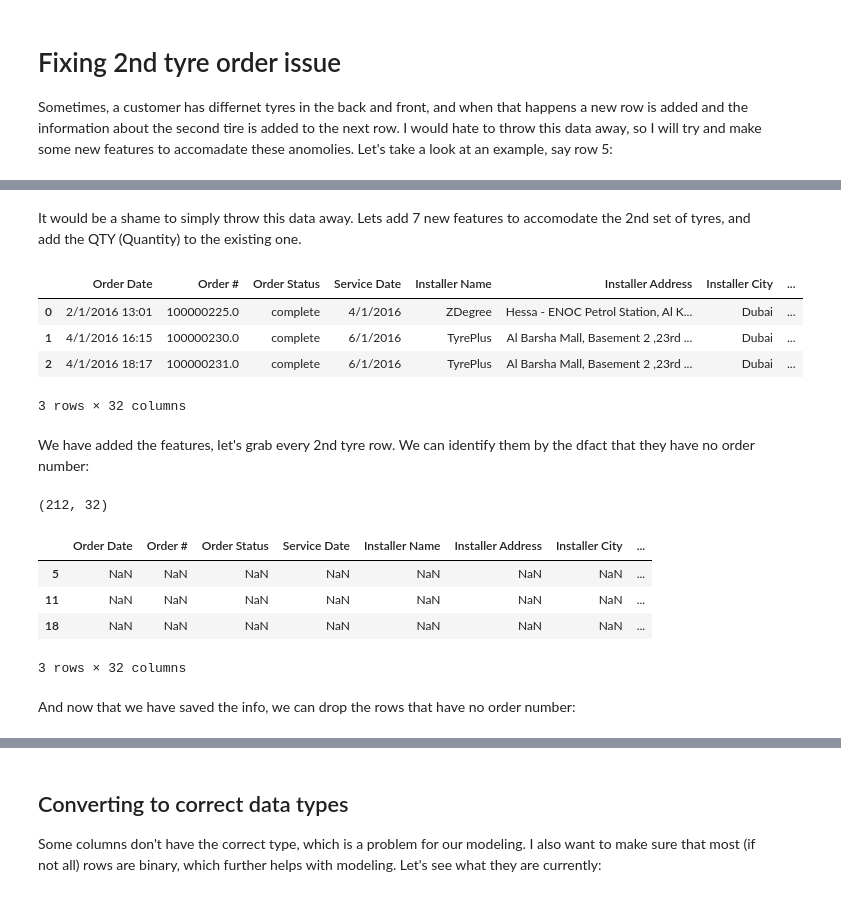
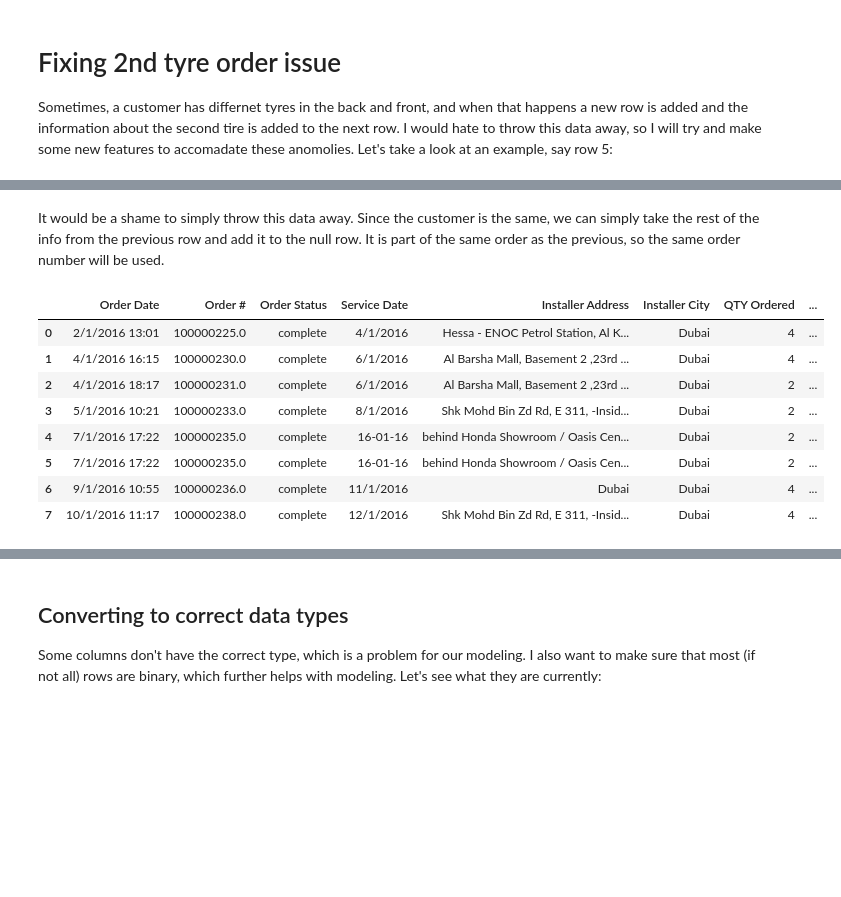
Before and after one commit to musarasheed/pitstop, a Jupyter notebook: Pitstop Arabia.ipynb, the cells around one changed output, grey strips where cells are left out. Drawn from its saved outputs; the diff is of its cells as text; code cells hidden in the pictures; blank space fills up the shorter version.

```diff
--- a/Pitstop Arabia.ipynb
+++ b/Pitstop Arabia.ipynb
@@ -40,0 +58,17 @@ tyres.head(6)
+# %%
+drop_columns = ['Installer Name',
+                'Vehicle Reg',
+                'Vehicle Make',
+                'Vehicle Model',
+                'Vehicle Year ',
+                'SKU',
+                'Brand',
+                'Name',
+                'width',
+                'height',
+                'rim size',
+                'year',
+                'Shipping & Handling ',
+                'Discount',
+                'Tax Amount']
+tyres.drop(drop_columns, axis = 1, inplace = True)
@@ -64,33 +107,25 @@ Grand Total                       NaN
 Name: 5, dtype: object
-# %% [markdown]
-It would be a shame to simply throw this data away. Lets add 7 new features to accomodate the 2nd set of tyres, and add the QTY (Quantity) to the existing one.
-# %%
-tyres['SKU Tyres 2'] = np.NaN
-tyres['2nd Brand'] = np.NaN
-tyres['Name 2nd Tyre(s)'] = np.NaN
-tyres['QTY 2nd Order'] = np.NaN
-tyres['width 2'] = np.NaN
-tyres['height 2'] = np.NaN
-tyres['rim size 2'] = np.NaN
-tyres['year 2'] = np.NaN
+# %% [markdown]
+It would be a shame to simply throw this data away. Since the customer is the same, we can simply take the rest of the info from the previous row and add it to the null row. It is part of the same order as the previous, so the same order number will be used.
+# %%
+null_index = tyres[tyres['Order #'].isna() == True].index
+t_columns = ['Order Date', 'Order #', 'Order Status', 'Service Date',
+       'Installer Address', 'Installer City', 'Subtotal ',
+       'Grand Total']
+
+
+for i in null_index: #For every null row
+    for col in t_columns: #for every column
+        tyres.loc[i,col] = tyres.loc[i-1,col] #make the previous order info the same, except for the QTY ordered
 # %%
-tyres.head(3)
+tyres.head(6)
 # %% [output]
-|  | Order Date | Order # | Order Status | Service Date | Installer Name | Installer Address | Installer City | ... |
-| 0 | 2/1/2016 13:01 | 100000225.0 | complete | 4/1/2016 | ZDegree | Hessa - ENOC Petrol Station, Al K... | Dubai | ... |
-| 1 | 4/1/2016 16:15 | 100000230.0 | complete | 6/1/2016 | TyrePlus | Al Barsha Mall, Basement 2 ,23rd ... | Dubai | ... |
-| 2 | 4/1/2016 18:17 | 100000231.0 | complete | 6/1/2016 | TyrePlus | Al Barsha Mall, Basement 2 ,23rd ... | Dubai | ... |
+|  | Order Date | Order # | Order Status | Service Date | Installer Address | Installer City | QTY Ordered | ... |
+| 0 | 2/1/2016 13:01 | 100000225.0 | complete | 4/1/2016 | Hessa - ENOC Petrol Station, Al K... | Dubai | 4 | ... |
+| 1 | 4/1/2016 16:15 | 100000230.0 | complete | 6/1/2016 | Al Barsha Mall, Basement 2 ,23rd ... | Dubai | 4 | ... |
+| 2 | 4/1/2016 18:17 | 100000231.0 | complete | 6/1/2016 | Al Barsha Mall, Basement 2 ,23rd ... | Dubai | 2 | ... |
+| 3 | 5/1/2016 10:21 | 100000233.0 | complete | 8/1/2016 | Shk Mohd Bin Zd Rd, E 311, -Insid... | Dubai | 2 | ... |
+| 4 | 7/1/2016 17:22 | 100000235.0 | complete | 16-01-16 | behind Honda Showroom / Oasis Cen... | Dubai | 2 | ... |
+| 5 | 7/1/2016 17:22 | 100000235.0 | complete | 16-01-16 | behind Honda Showroom / Oasis Cen... | Dubai | 2 | ... |
+| 6 | 9/1/2016 10:55 | 100000236.0 | complete | 11/1/2016 | Dubai | Dubai | 4 | ... |
+| 7 | 10/1/2016 11:17 | 100000238.0 | complete | 12/1/2016 | Shk Mohd Bin Zd Rd, E 311, -Insid... | Dubai | 4 | ... |
-3 rows × 32 columns
-# %% [markdown]
-We have added the features, let's grab every 2nd tyre row. We can identify them by the dfact that they have no order number:
-# %%
-nan_rows = tyres[tyres["Order #"].isna() == True]
-print(nan_rows.shape)
-nan_rows.head(3)
-# %% [output]
-(212, 32)
-|  | Order Date | Order # | Order Status | Service Date | Installer Name | Installer Address | Installer City | ... |
-| 5 | NaN | NaN | NaN | NaN | NaN | NaN | NaN | ... |
-| 11 | NaN | NaN | NaN | NaN | NaN | NaN | NaN | ... |
-| 18 | NaN | NaN | NaN | NaN | NaN | NaN | NaN | ... |
-3 rows × 32 columns
@@ -105,2 +131,0 @@ for i in range(len(old_columns)):
-# %% [markdown]
-And now that we have saved the info, we can drop the rows that have no order number:
```
Also changed, not shown: parts of 38 cells of this notebook.
